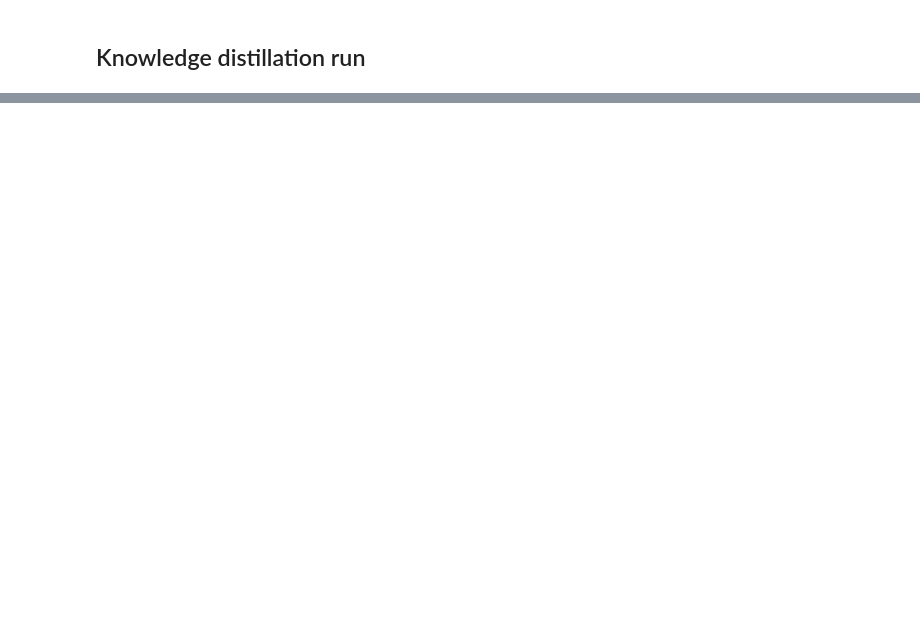
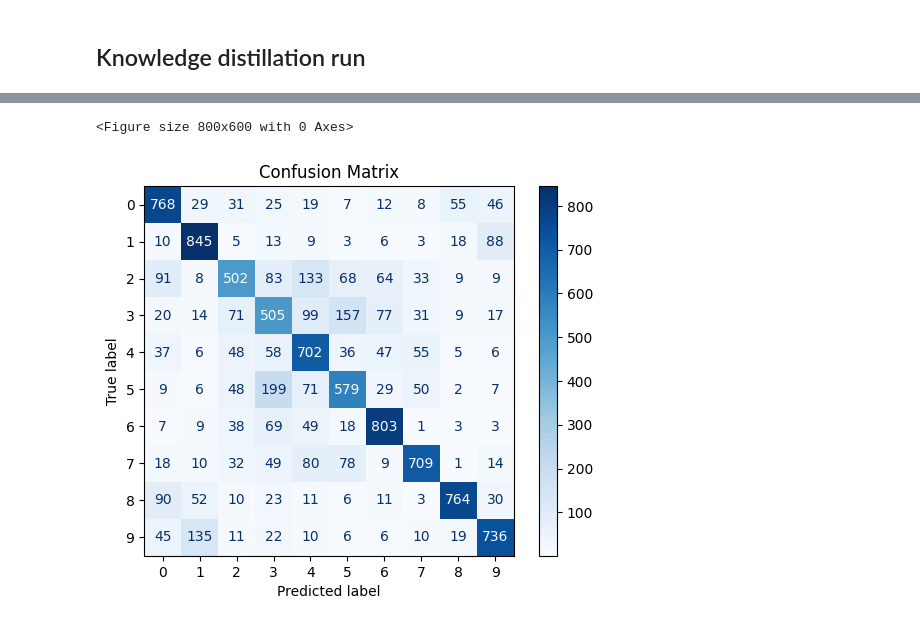
Before and after one commit to HoQuynhThu-Nguyen/Knowledge_Distillation_Testing, a Jupyter notebook: KD_CIFAR10.ipynb, the cells around one changed output, grey strips where cells are left out. Drawn from its saved outputs; the diff is of its cells as text; code cells hidden in the pictures; blank space fills up the shorter version.

```diff
--- a/KD_CIFAR10.ipynb
+++ b/KD_CIFAR10.ipynb
@@ -211,7 +284,7 @@ print(f"Teacher Accuracy: {test_accuracy_light_ce.report["accuracy"]:.2f}%")
 Knowledge distillation run
 --------------------------
 # %%
-def train_knowledge_distillation(teacher, student, train_loader, val_loader,, epochs, learning_rate, T, soft_target_loss_weight, ce_loss_weight, device):
+def train_knowledge_distillation(teacher, student, train_loader, val_loader, epochs, learning_rate, T, soft_target_loss_weight, ce_loss_weight, device):
     ce_loss = nn.CrossEntropyLoss()
     optimizer = optim.Adam(student.parameters(), lr=learning_rate)
 
@@ -266,15 +339,21 @@ def train_knowledge_distillation(teacher, student, train_loader, val_loader,, ep
 
 # Apply ``train_knowledge_distillation`` with a temperature of 2. Arbitrarily set the weights to 0.75 for CE and 0.25 for distillation loss.
 train_knowledge_distillation(teacher=nn_deep, student=new_nn_light, train_loader=train_loader, val_loader=val_loader, epochs=10, learning_rate=0.001, T=2, soft_target_loss_weight=0.25, ce_loss_weight=0.75, device=device)
-test_accuracy_light_ce_and_kd = test(new_nn_light, test_loader, device)
+test_light_ce_and_kd = test(new_nn_light, test_loader, device)
+accuracy_light_ce_and_kd = test_light_ce_and_kd[1]["accuracy"] * 100
+precision_light_ce_and_kd = test_light_ce_and_kd[1]["weighted avg"]["precision"]
+recall_light_ce_and_kd = test_light_ce_and_kd[1]["weighted avg"]["recall"]
+f1_light_ce_and_kd = test_light_ce_and_kd[1]["weighted avg"]["f1-score"]
 
 # Compare the student test accuracy with and without the teacher, after distillation
-print(f"Teacher accuracy: {test_accuracy_deep.report["accuracy"]:.2f}%")
-print(f"Student accuracy without teacher: {test_accuracy_light_ce.report["accuracy"]:.2f}%")
+print("-----------------------------------------")
+print(f"Teacher accuracy: {accuracy_deep:.2f}%")
+print(f"Student accuracy without teacher: {accuracy_light_ce:.2f}%")
 
+print("-----------------------------------------")
 print(f"Student accuracy with CE + KD:")
-print(f"Accuracy: {test_accuracy_light_ce_and_kd.report["accuracy"]:.2f}%")
+print(f"Accuracy: {accuracy_light_ce_and_kd:.2f}%")
 # Print other value metrics:
-print(f"Precision: {test_accuracy_light_ce_and_kd.report["weighted avg"]["precision"]:.2f}")
-print(f"Recall: {test_accuracy_light_ce_and_kd.report["weighted avg"]["recall"]:.2f}")
-print(f"F1 Score: {test_accuracy_light_ce_and_kd.report["weighted avg"]["f1-score"]:.2f}")
+print(f"Precision: {precision_light_ce_and_kd:.2f}")
+print(f"Recall: {recall_light_ce_and_kd:.2f}")
+print(f"F1 Score: {f1_light_ce_and_kd:.2f}")
@@ -281,9 +378,12 @@ print(f"F1 Score: {test_accuracy_light_ce_and_kd.report["weighted avg"]["f1-scor
 # %%
 # Generate the confusion matrix
-cm = test_accuracy_light_ce_and_kd.cm
+cm = test_light_ce_and_kd[0]
 # Visualize the confusion matrix
 plt.figure(figsize=(8, 6))
 disp = ConfusionMatrixDisplay(confusion_matrix=cm)
 disp.plot(cmap=plt.cm.Blues)
 plt.title("Confusion Matrix")
 plt.show()
+# %% [output]
+<Figure size 800x600 with 0 Axes>
+[figure, added]
```
Also changed, not shown: parts of 11 cells of this notebook, 1 other file.
